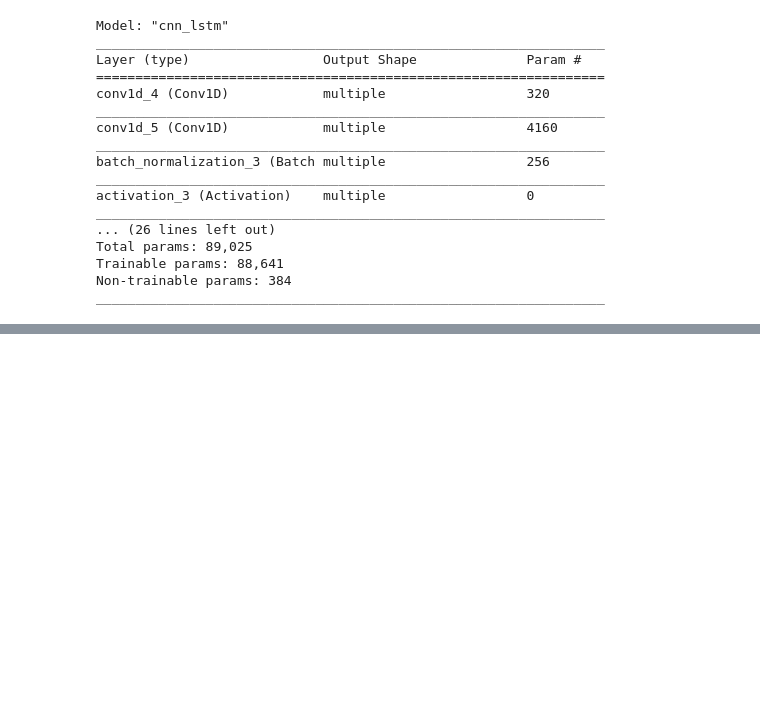
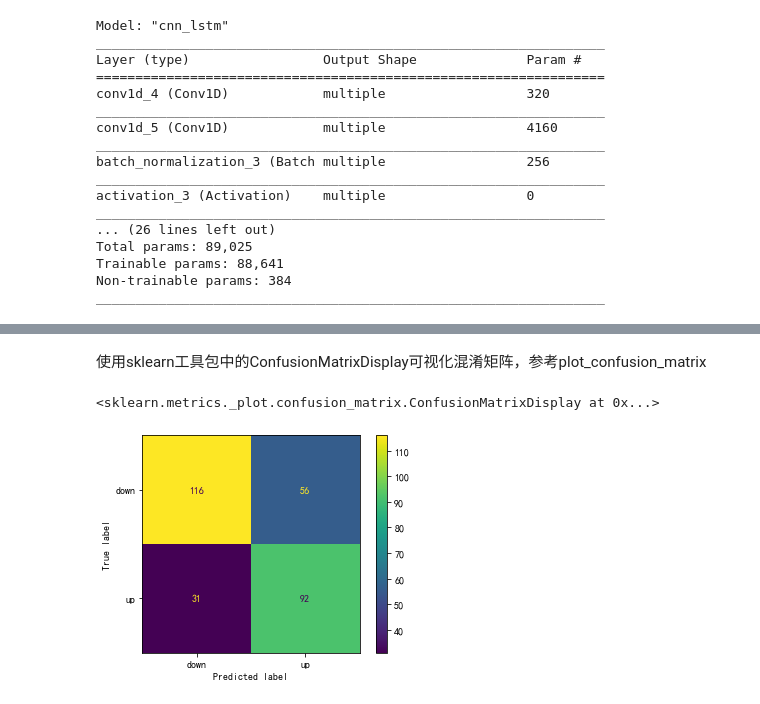
Before and after one commit to root-zr/financial-time-series-models, a Jupyter notebook: cnn-lstm.ipynb, the cells around one changed output, grey strips where cells are left out. Drawn from its saved outputs; the diff is of its cells as text; code cells hidden in the pictures; blank space fills up the shorter version.

```diff
--- a/cnn-lstm.ipynb
+++ b/cnn-lstm.ipynb
@@ -487,0 +492,7 @@ Reusing TensorBoard on port 6006 (pid 27920), started 1:59:27 ago. (Use '!kill 2
+# %%
+national_debt = pd.read_csv('data/shibor_nation_debt.csv',index_col = 0,encoding = 'gb2312')  # 读取股票文件
+national_debt.head()
+national_debt.describe()
+
+national_debt['涨跌幅'] = national_debt['涨跌幅'].str.strip("%").astype(float)/100
+national_debt.head()
@@ -487,0 +762,12 @@ Reusing TensorBoard on port 6006 (pid 27920), started 1:59:27 ago. (Use '!kill 2
+# %%
+from sklearn.metrics import confusion_matrix
+# 测试集输入模型进行预测
+predicted= model.predict(x_test)
+
+predicted_final = []
+for item in predicted:
+    if (item[0] < item[1]):
+        predicted_final.append(1)
+    else:
+        predicted_final.append(0)
+confusion_matrix(y_test, predicted_final)
@@ -487,0 +815,19 @@ Reusing TensorBoard on port 6006 (pid 27920), started 1:59:27 ago. (Use '!kill 2
+# %% [markdown]
+使用sklearn工具包中的ConfusionMatrixDisplay可视化混淆矩阵，参考plot_confusion_matrix
+# %%
+from sklearn.metrics import ConfusionMatrixDisplay
+
+cm = confusion_matrix(y_test,predicted_final) #混淆矩阵
+labels=["down", "up"]
+disp = ConfusionMatrixDisplay(confusion_matrix=cm, display_labels=labels)
+disp.plot(
+    include_values=True,            # 混淆矩阵每个单元格上显示具体数值
+    cmap="viridis",
+    ax=None,
+    xticks_rotation="horizontal",
+    values_format="d"               # 显示的数值格式
+)
+plt.show()
+# %% [output]
+<sklearn.metrics._plot.confusion_matrix.ConfusionMatrixDisplay at 0x...>
+[figure, added]
```
Also changed, not shown: parts of 13 cells of this notebook, 2 other files.
